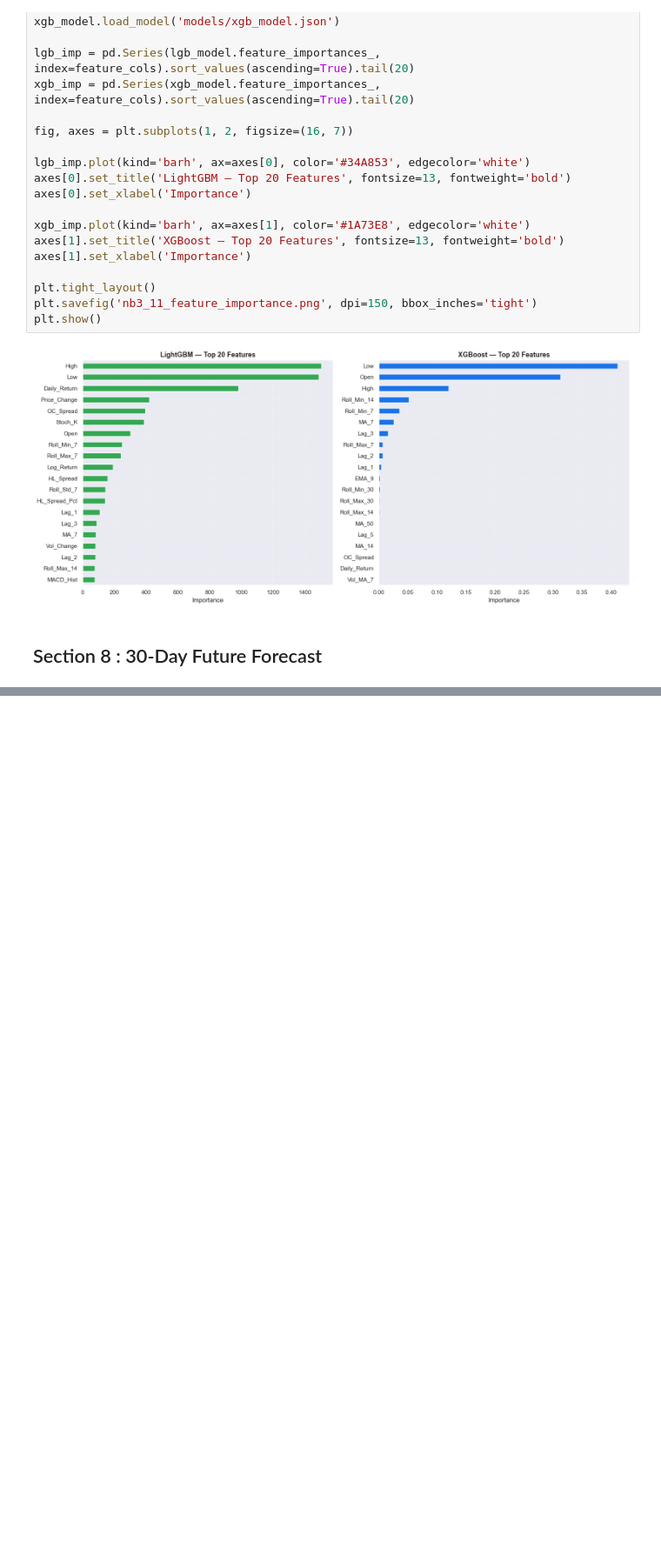
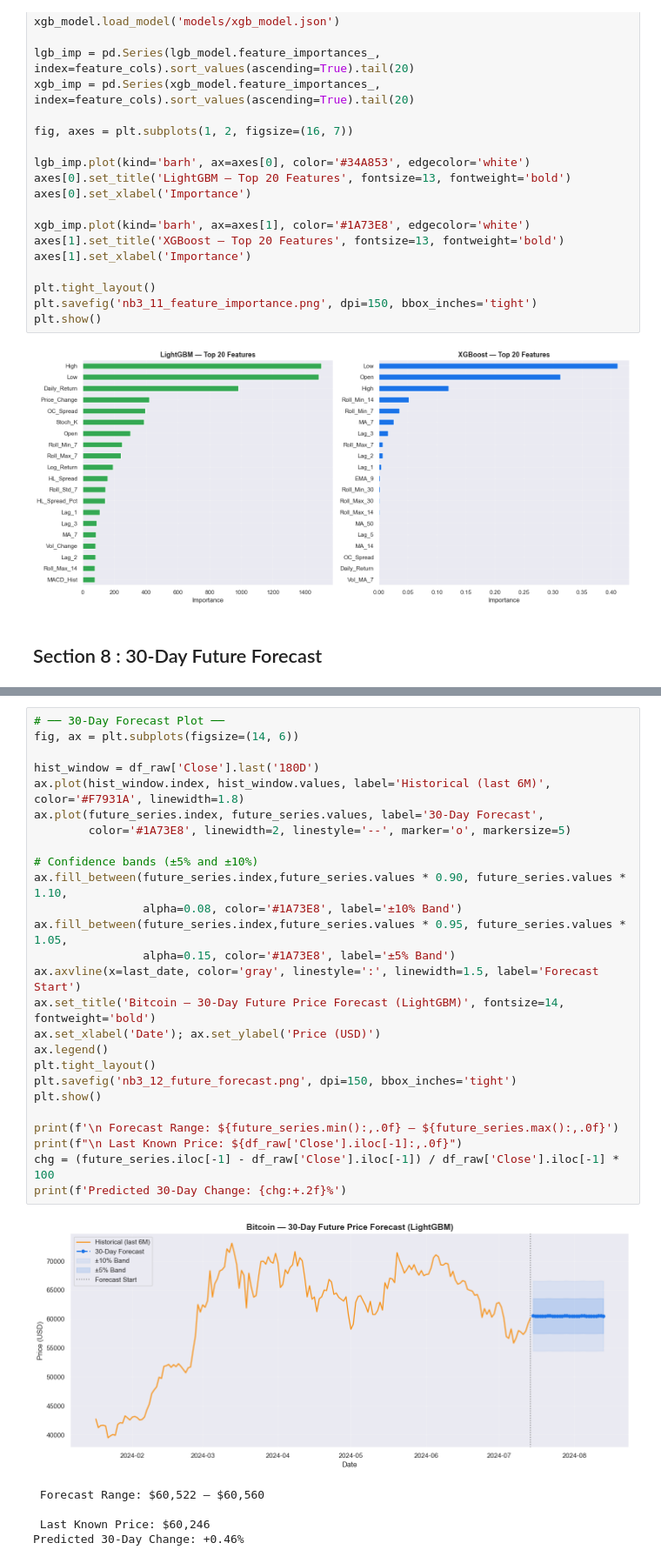
Before and after one commit to afeefanver/BitCoin-Prediction, a Jupyter notebook: Modek Evaluation.ipynb, the cells around one changed output, grey strips where cells are left out. Shown at 87% size. Cells and saved outputs as stored; diff of their text form; blank space fills up the shorter version.

```diff
--- a/Modek Evaluation.ipynb
+++ b/Modek Evaluation.ipynb
@@ -317,0 +425,32 @@ plt.show()
+# %%
+# ── 30-Day Forecast Plot ──
+fig, ax = plt.subplots(figsize=(14, 6))
+
+hist_window = df_raw['Close'].last('180D')
+ax.plot(hist_window.index, hist_window.values, label='Historical (last 6M)', color='#F7931A', linewidth=1.8)
+ax.plot(future_series.index, future_series.values, label='30-Day Forecast',
+        color='#1A73E8', linewidth=2, linestyle='--', marker='o', markersize=5)
+
+# Confidence bands (±5% and ±10%)
+ax.fill_between(future_series.index,future_series.values * 0.90, future_series.values * 1.10,
+                alpha=0.08, color='#1A73E8', label='±10% Band')
+ax.fill_between(future_series.index,future_series.values * 0.95, future_series.values * 1.05,
+                alpha=0.15, color='#1A73E8', label='±5% Band')
+ax.axvline(x=last_date, color='gray', linestyle=':', linewidth=1.5, label='Forecast Start')
+ax.set_title('Bitcoin — 30-Day Future Price Forecast (LightGBM)', fontsize=14, fontweight='bold')
+ax.set_xlabel('Date'); ax.set_ylabel('Price (USD)')
+ax.legend()
+plt.tight_layout()
+plt.savefig('nb3_12_future_forecast.png', dpi=150, bbox_inches='tight')
+plt.show()
+
+print(f'\n Forecast Range: ${future_series.min():,.0f} — ${future_series.max():,.0f}')
+print(f"\n Last Known Price: ${df_raw['Close'].iloc[-1]:,.0f}")
+chg = (future_series.iloc[-1] - df_raw['Close'].iloc[-1]) / df_raw['Close'].iloc[-1] * 100
+print(f'Predicted 30-Day Change: {chg:+.2f}%')
+# %% [output]
+[figure, added]
+ Forecast Range: $60,522 — $60,560
+
+ Last Known Price: $60,246
+Predicted 30-Day Change: +0.46%
```
Also changed, not shown: parts of 1 cell of this notebook.
